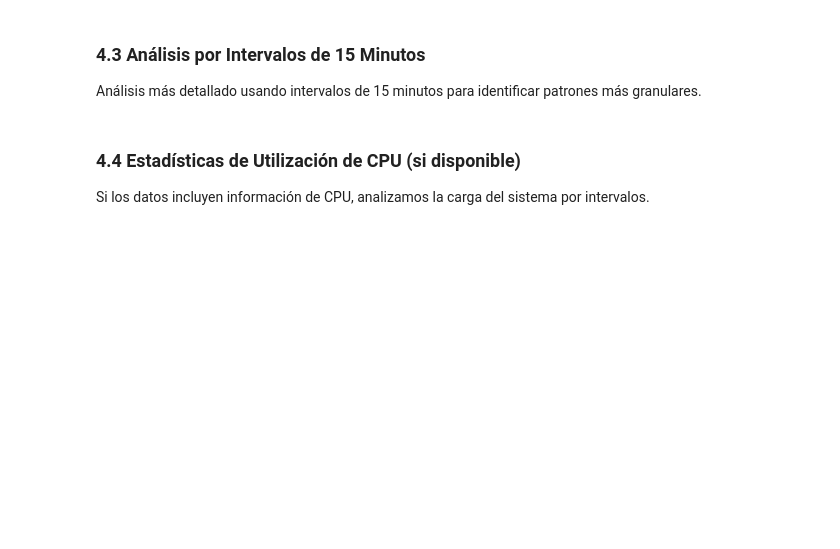
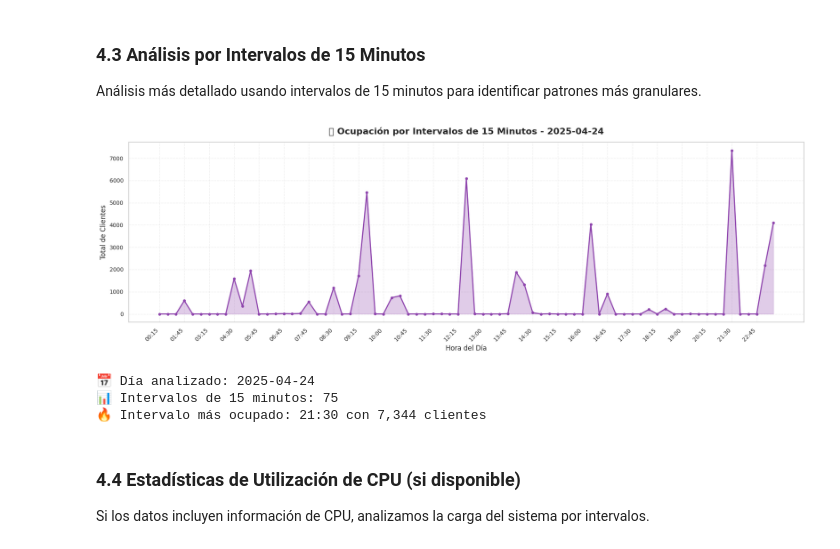
Before and after one commit to Barretina-Negra/UAB-WiFi-Dataset-Analysis, a Jupyter notebook: starter_kits/02_ap_timeslot_analysis.ipynb, the cells around one changed output. Saved outputs shown, nothing was run; the diff lists cells and outputs as text; code cells hidden in the pictures; blank space fills up the shorter version.

Commit message:
Take into account private hashes

```diff
--- a/starter_kits/02_ap_timeslot_analysis.ipynb
+++ b/starter_kits/02_ap_timeslot_analysis.ipynb
@@ -60,8 +70,8 @@ Cargamos los datos de APs. Puedes ajustar `max_files` para cargar más o menos d
 # Cargar Access Points
 # Ajusta max_files según necesites: None = todos los archivos, o un número específico
 df_aps = load_aps(
-    data_dir="../anonymized_data/aps",
-    max_files=50,  # Cambia a None para cargar todos los archivos
+    data_dir="../realData/aps/aps",
+    max_files=None,  # Cambia a None para cargar todos los archivos
     verbose=True
 )
 
@@ -261,7 +325,7 @@ Análisis más detallado usando intervalos de 15 minutos para identificar patron
 # Análisis por intervalos de 15 minutos
 quarterly_stats = df_aps.groupby('time_slot_15min').agg({
     'client_count': ['sum', 'mean', 'max'],
-    'name': 'nunique',
+    'ip_address': 'nunique',  # Usando IP hasheada como identificador único
     'cpu_utilization': 'mean' if 'cpu_utilization' in df_aps.columns else lambda x: 0
 }).round(2)
 
@@ -282,33 +346,38 @@ if len(quarterly_stats) > 0:
     daily_data = daily_data.sort_values('time_slot_15min')
 
     # Crear etiquetas para el eje X (cada hora)
     daily_data['time_label'] = daily_data['time_slot_15min'].dt.strftime('%H:%M')
 
     fig, ax = plt.subplots(figsize=(18, 6))
     ax.plot(range(len(daily_data)), daily_data['total_clients'],
             marker='o', linewidth=2, markersize=4, color='#8e44ad')
     ax.fill_between(range(len(daily_data)), daily_data['total_clients'],
                      alpha=0.3, color='#9b59b6')
     ax.set_title(f'📊 Ocupación por Intervalos de 15 Minutos - {sample_date}',
                  fontsize=16, fontweight='bold', pad=15)
     ax.set_xlabel('Hora del Día', fontsize=12)
     ax.set_ylabel('Total de Clientes', fontsize=12)
 
     # Mostrar solo algunas etiquetas para legibilidad
     step = max(1, len(daily_data) // 24)  # Aproximadamente una etiqueta por hora
     ax.set_xticks(range(0, len(daily_data), step))
     ax.set_xticklabels([daily_data.iloc[i]['time_label'] for i in range(0, len(daily_data), step)],
                         rotation=45, ha='right')
     ax.grid(alpha=0.3, linestyle='--')
     plt.tight_layout()
     plt.show()
 
     print(f"\n📅 Día analizado: {sample_date}")
     print(f"📊 Intervalos de 15 minutos: {len(daily_data)}")
     print(f"🔥 Intervalo más ocupado: {daily_data.loc[daily_data['total_clients'].idxmax(), 'time_str']} "
           f"con {daily_data['total_clients'].max():,.0f} clientes")
 else:
     print("⚠️  No hay suficientes datos para análisis por 15 minutos")
+# %% [output]
+[figure, added]
+📅 Día analizado: 2025-04-24
+📊 Intervalos de 15 minutos: 75
+🔥 Intervalo más ocupado: 21:30 con 7,344 clientes
 # %% [markdown]
 ### 4.4 Estadísticas de Utilización de CPU (si disponible)
 
```
Also changed, not shown: parts of 22 cells of this notebook.
